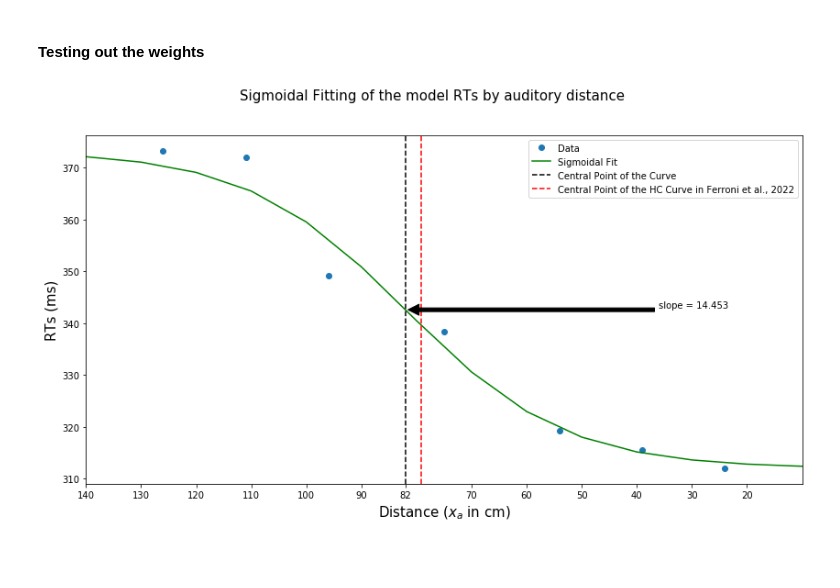
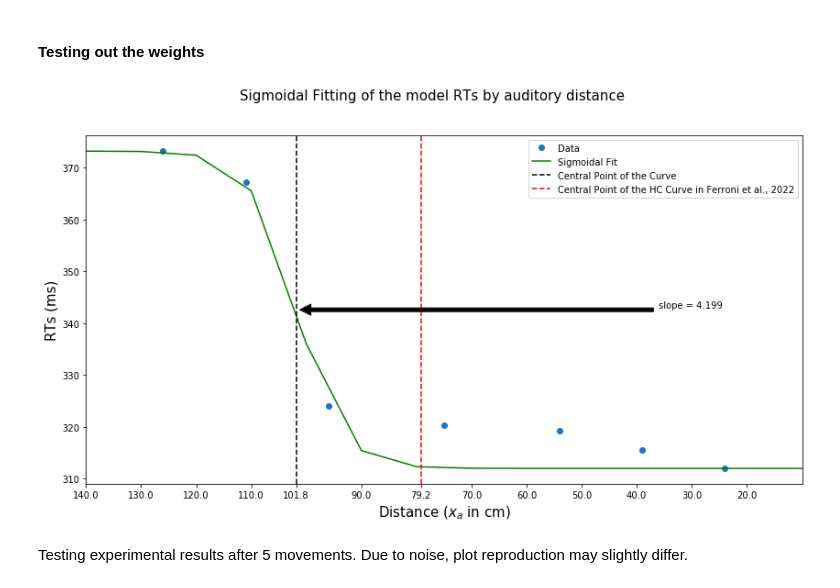
Before and after one commit to VladGrigoras/Dissertation, a Jupyter notebook: HC_FittingFerroni.ipynb, the cells around one changed output. Cells and saved outputs as stored; diff of their text form; code cells hidden in the pictures; blank space fills up the shorter version.

```diff
--- a/HC_FittingFerroni.ipynb
+++ b/HC_FittingFerroni.ipynb
@@ -499,36 +509,38 @@ Text(0.5, 1.0, 'C) Visual Steady-State')
 # %% [markdown]
 #### Testing out the weights
 # %%
-SCZztpost, SCZzapost, SCZzmpost, SCZzvpost, SCZrtpost = experiment(0.4, 200, a_distances, 5, SCZLt, SCZLa, SCZLv, SCZWt, SCZWa_tr[:,:,5,-1], SCZWv_tr[:,:,5,-1], SCZBt, SCZBa, SCZBv, SCZWat, SCZWvt, SCZWav, 0, 0)
+SCZztpost, SCZzapost, SCZzmpost, SCZzvpost, SCZrtpost = experiment(0.4, 200, a_distances, 5, SCZLt, SCZLa, SCZLv, SCZWt, SCZWa_tr[:,:,-1,-1], SCZWv_tr[:,:,-1,-1], SCZBt, SCZBa, SCZBv, SCZWat, SCZWvt, SCZWav, 0, 0)
 # %%
 ymin = np.min(SCZrtpost)
 ymax = np.max(SCZrtpost)
 
 SCZcppost, SCZslopepost = fitting(a_distances, SCZrtpost)
 
 x = np.arange(10, 150, 10)
 y = RTsig(x, SCZcppost, SCZslopepost)
 plt.figure(figsize = (14,7))
 
 plt.plot(a_distances, SCZrtpost, 'o', label='Data')
 plt.plot(x,y, label='Sigmoidal Fit', color = "g")
 plt.axvline(x = SCZcppost, color = 'black', label = 'Central Point of the Curve', linestyle = "dashed")
 plt.axvline(x = fpostSCZCP, color = 'red', label = 'Central Point of the HC Curve in Ferroni et al., 2022', linestyle = "dashed")
 
 plt.xlim(max(x), min(x))
-plt.xticks([20,30,40,50,60,70,SCZcppost,90, 100,110,120,130,140])
+plt.xticks([20,30,40,50,60,70, fpostSCZCP, SCZcppost,90,110,120,130,140])
 
 plt.suptitle("Sigmoidal Fitting of the model RTs by auditory distance", fontsize = 15)
 plt.legend(loc='best')
 plt.xlabel("Distance ($x_a$ in cm)", fontsize = 15)
 plt.ylabel("RTs (ms)", fontsize = 15)
 
 plt.annotate('slope = {}'.format(round(SCZslopepost, 3)),
             xy=(SCZcppost, (ymax+ymin)/2), xycoords='data',
             xytext=(0.8, 0.5), textcoords='axes fraction',
             arrowprops=dict(facecolor='black', shrink=0.01),
             horizontalalignment='left', verticalalignment='bottom')
 
 plt.show()
 # %% [output]
-[figure, old version]
+[figure, new version]
+# %% [markdown]
+Testing experimental results after 5 movements. Due to noise, plot reproduction may slightly differ.
```
Also changed, not shown: parts of 23 cells of this notebook, 3 other files.
